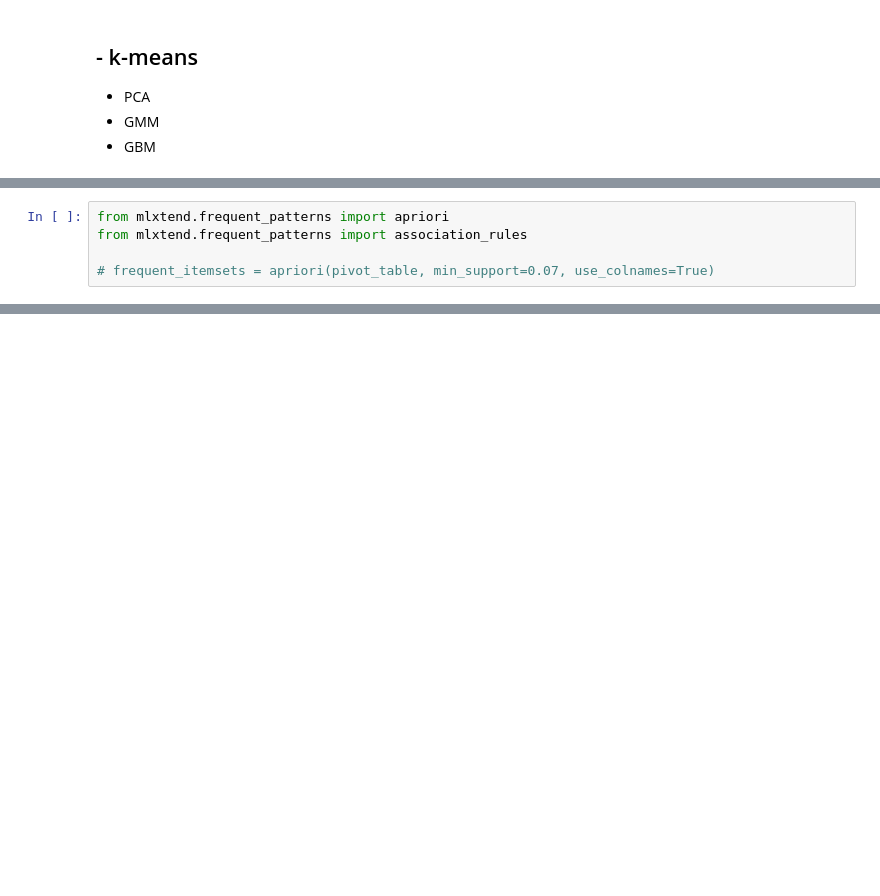
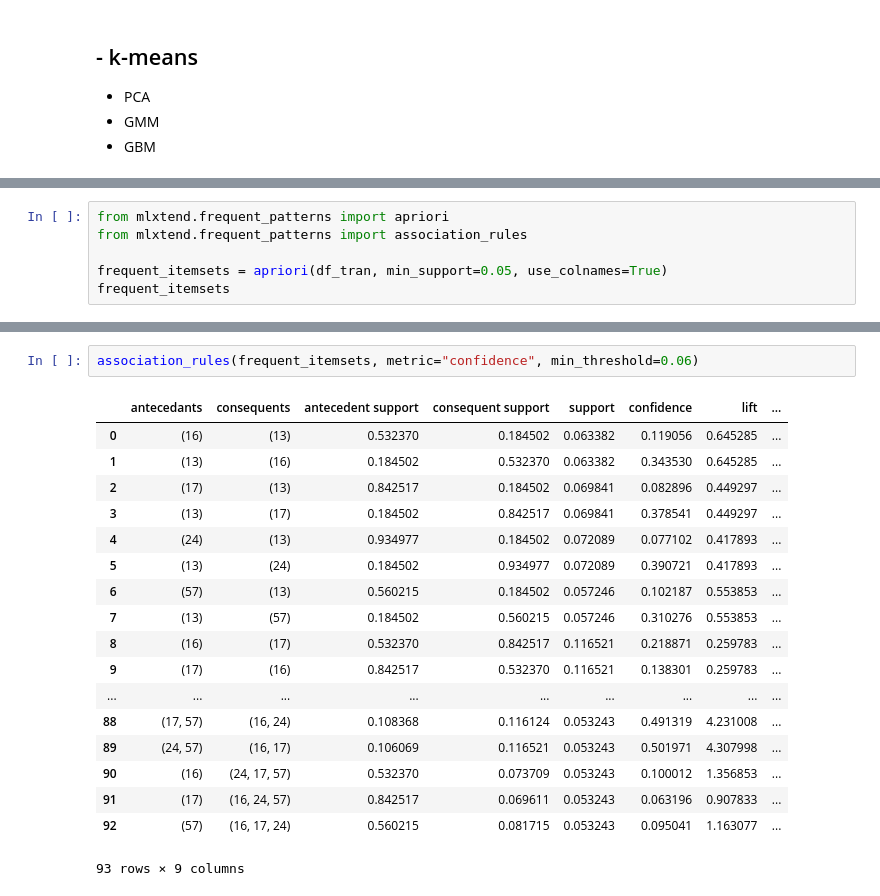
Before and after one commit to parksunwoo/dbs_zero2all, a Jupyter notebook: 8th_week/Walmart_TripTypeClassification.ipynb, the cells around one changed output, grey strips where cells are left out. Cells and saved outputs as stored; diff of their text form; blank space fills up the shorter version.

```diff
--- a/8th_week/Walmart_TripTypeClassification.ipynb
+++ b/8th_week/Walmart_TripTypeClassification.ipynb
@@ -474,4 +613,5 @@ sns.heatmap(frequent_items_df)
 from mlxtend.frequent_patterns import apriori
 from mlxtend.frequent_patterns import association_rules
 
-# frequent_itemsets = apriori(pivot_table, min_support=0.07, use_colnames=True)
+frequent_itemsets = apriori(df_tran, min_support=0.05, use_colnames=True)
+frequent_itemsets
@@ -478 +637,22 @@ from mlxtend.frequent_patterns import association_rules
+# %%
+association_rules(frequent_itemsets, metric="confidence", min_threshold=0.06)
+# %% [output]
+|  | antecedants | consequents | antecedent support | consequent support | support | confidence | lift | ... |
+| 0 | (16) | (13) | 0.532370 | 0.184502 | 0.063382 | 0.119056 | 0.645285 | ... |
+| 1 | (13) | (16) | 0.184502 | 0.532370 | 0.063382 | 0.343530 | 0.645285 | ... |
+| 2 | (17) | (13) | 0.842517 | 0.184502 | 0.069841 | 0.082896 | 0.449297 | ... |
+| 3 | (13) | (17) | 0.184502 | 0.842517 | 0.069841 | 0.378541 | 0.449297 | ... |
+| 4 | (24) | (13) | 0.934977 | 0.184502 | 0.072089 | 0.077102 | 0.417893 | ... |
+| 5 | (13) | (24) | 0.184502 | 0.934977 | 0.072089 | 0.390721 | 0.417893 | ... |
+| 6 | (57) | (13) | 0.560215 | 0.184502 | 0.057246 | 0.102187 | 0.553853 | ... |
+| 7 | (13) | (57) | 0.184502 | 0.560215 | 0.057246 | 0.310276 | 0.553853 | ... |
+| 8 | (16) | (17) | 0.532370 | 0.842517 | 0.116521 | 0.218871 | 0.259783 | ... |
+| 9 | (17) | (16) | 0.842517 | 0.532370 | 0.116521 | 0.138301 | 0.259783 | ... |
+| ... | ... | ... | ... | ... | ... | ... | ... | ... |
+| 88 | (17, 57) | (16, 24) | 0.108368 | 0.116124 | 0.053243 | 0.491319 | 4.231008 | ... |
+| 89 | (24, 57) | (16, 17) | 0.106069 | 0.116521 | 0.053243 | 0.501971 | 4.307998 | ... |
+| 90 | (16) | (24, 17, 57) | 0.532370 | 0.073709 | 0.053243 | 0.100012 | 1.356853 | ... |
+| 91 | (17) | (16, 24, 57) | 0.842517 | 0.069611 | 0.053243 | 0.063196 | 0.907833 | ... |
+| 92 | (57) | (16, 17, 24) | 0.560215 | 0.081715 | 0.053243 | 0.095041 | 1.163077 | ... |
+93 rows × 9 columns
 # %%
```
Also changed, not shown: parts of 37 cells of this notebook.
